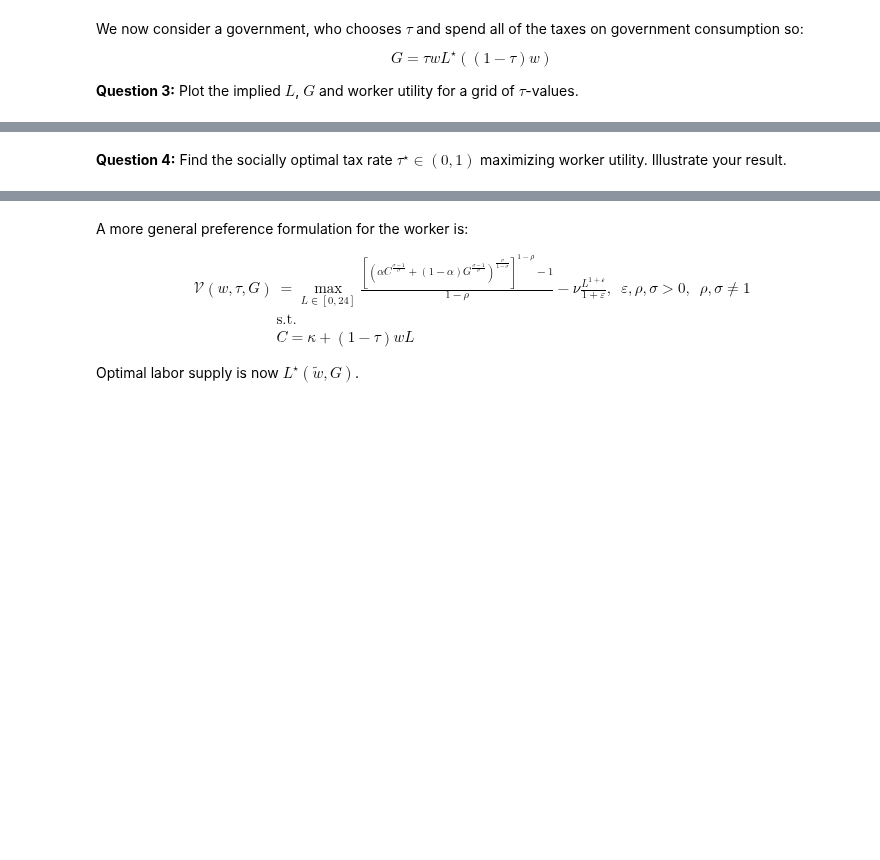
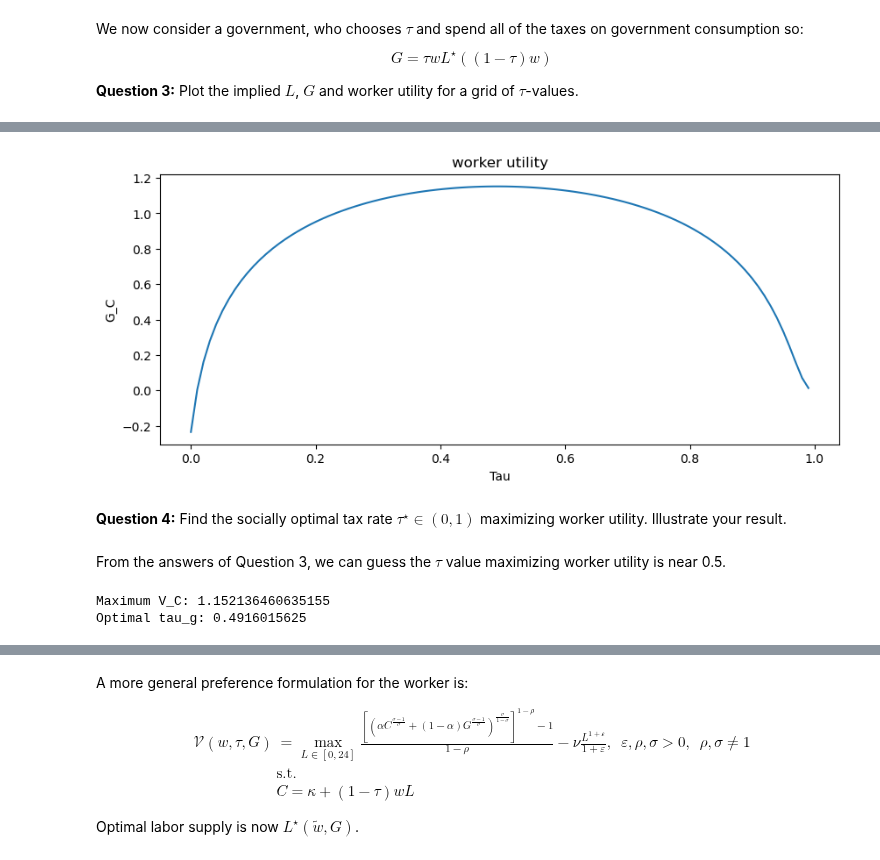
Before and after one commit to NumEconCopenhagen/projects-2023-newteam, a Jupyter notebook: examproject/Exam-2023-notebook.ipynb, the cells around one changed output, grey strips where cells are left out. Cells and saved outputs as stored; diff of their text form; code cells hidden in the pictures; blank space fills up the shorter version.

```diff
--- a/examproject/Exam-2023-notebook.ipynb
+++ b/examproject/Exam-2023-notebook.ipynb
@@ -82,2 +186,15 @@ $$
+# %%
+# 5 Plot the result for worker utility
+plt.figure(figsize=(10, 4))
+plt.subplot(1, 1, 1)
+plt.plot(tau_values, V_C_values)
+plt.xlabel('Tau')
+plt.ylabel('G_C')
+plt.title('worker utility')
+
+
+plt.show()
+# %% [output]
+[figure, added]
 # %% [markdown]
 **Question 4:** Find the socially optimal tax rate $\tau^{\star}\in(0,1)$ maximizing worker utility. Illustrate your result.
@@ -85,0 +201,2 @@ $$
+# %% [markdown]
+From the answers of Question 3, we can guess the $\tau$ value maximizing worker utility is near 0.5.
@@ -85,0 +208,14 @@ $$
+# %%
+# 2 Perform the optimization
+result = minimize(objective_function, x0=[0.5], method='Nelder-Mead', bounds=[(0, 1)])
+
+# 3 Extract the maximum V_C and corresponding tau_g
+max_V_C = -result.fun
+optimal_tau_g = result.x[0]
+
+# 4 Print the maximum V_C and corresponding tau_g
+print("Maximum V_C:", max_V_C)
+print("Optimal tau_g:", optimal_tau_g)
+# %% [output]
+Maximum V_C: 1.152136460635155
+Optimal tau_g: 0.4916015625
```
Also changed, not shown: parts of 22 cells of this notebook.
